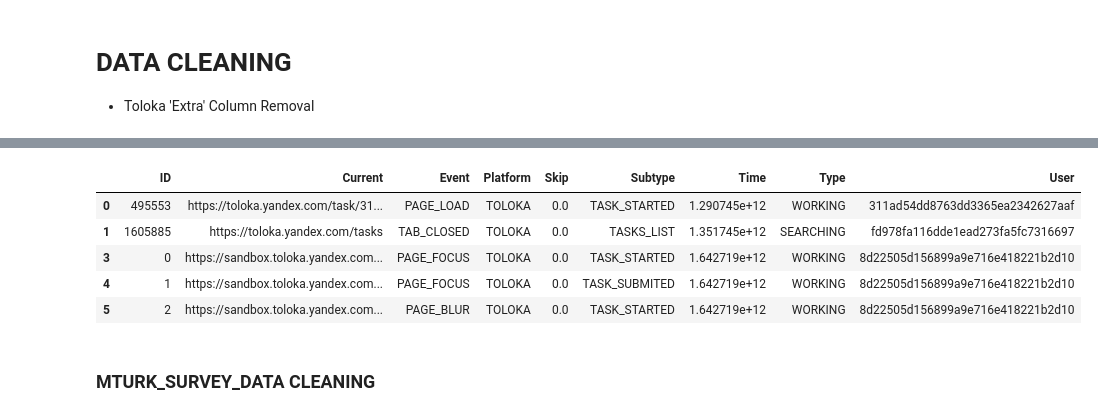
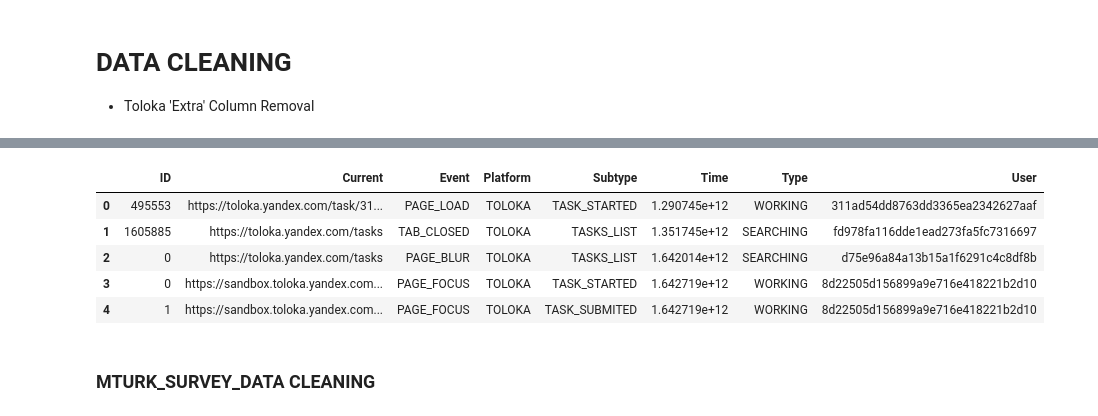
Before and after one commit to NicholasBerns/DataScienceProject, a Jupyter notebook: models.ipynb, the cells around one changed output, grey strips where cells are left out. Cells and saved outputs as stored; diff of their text form; code cells hidden in the pictures.

```diff
--- a/models.ipynb
+++ b/models.ipynb
@@ -108,14 +108,14 @@ df_toloka.head()
 # %%
-df_mturk = df_mturk.drop(columns=['Extra', 'SKip'])
+df_mturk = df_mturk.drop(columns=['Extra', 'Skip'])
 df_mturk = df_toloka.dropna()
 df_mturk.head()
 # %% [output]
-|  | ID | Current | Event | Platform | Skip | Subtype | Time | Type | User |
-| 0 | 495553 | https://toloka.yandex.com/task/31... | PAGE_LOAD | TOLOKA | 0.0 | TASK_STARTED | 1.290745e+12 | WORKING | 311ad54dd8763dd3365ea2342627aaf |
-| 1 | 1605885 | https://toloka.yandex.com/tasks | TAB_CLOSED | TOLOKA | 0.0 | TASKS_LIST | 1.351745e+12 | SEARCHING | fd978fa116dde1ead273fa5fc7316697 |
-| 3 | 0 | https://sandbox.toloka.yandex.com... | PAGE_FOCUS | TOLOKA | 0.0 | TASK_STARTED | 1.642719e+12 | WORKING | 8d22505d156899a9e716e418221b2d10 |
-| 4 | 1 | https://sandbox.toloka.yandex.com... | PAGE_FOCUS | TOLOKA | 0.0 | TASK_SUBMITED | 1.642719e+12 | WORKING | 8d22505d156899a9e716e418221b2d10 |
-| 5 | 2 | https://sandbox.toloka.yandex.com... | PAGE_BLUR | TOLOKA | 0.0 | TASK_STARTED | 1.642719e+12 | WORKING | 8d22505d156899a9e716e418221b2d10 |
+|  | ID | Current | Event | Platform | Subtype | Time | Type | User |
+| 0 | 495553 | https://toloka.yandex.com/task/31... | PAGE_LOAD | TOLOKA | TASK_STARTED | 1.290745e+12 | WORKING | 311ad54dd8763dd3365ea2342627aaf |
+| 1 | 1605885 | https://toloka.yandex.com/tasks | TAB_CLOSED | TOLOKA | TASKS_LIST | 1.351745e+12 | SEARCHING | fd978fa116dde1ead273fa5fc7316697 |
+| 2 | 0 | https://toloka.yandex.com/tasks | PAGE_BLUR | TOLOKA | TASKS_LIST | 1.642014e+12 | SEARCHING | d75e96a84a13b15a1f6291c4c8df8b |
+| 3 | 0 | https://sandbox.toloka.yandex.com... | PAGE_FOCUS | TOLOKA | TASK_STARTED | 1.642719e+12 | WORKING | 8d22505d156899a9e716e418221b2d10 |
+| 4 | 1 | https://sandbox.toloka.yandex.com... | PAGE_FOCUS | TOLOKA | TASK_SUBMITED | 1.642719e+12 | WORKING | 8d22505d156899a9e716e418221b2d10 |
 # %% [markdown]
 ### MTURK_SURVEY_DATA CLEANING
 # %%
```
Also changed, not shown: parts of 5 cells of this notebook.
